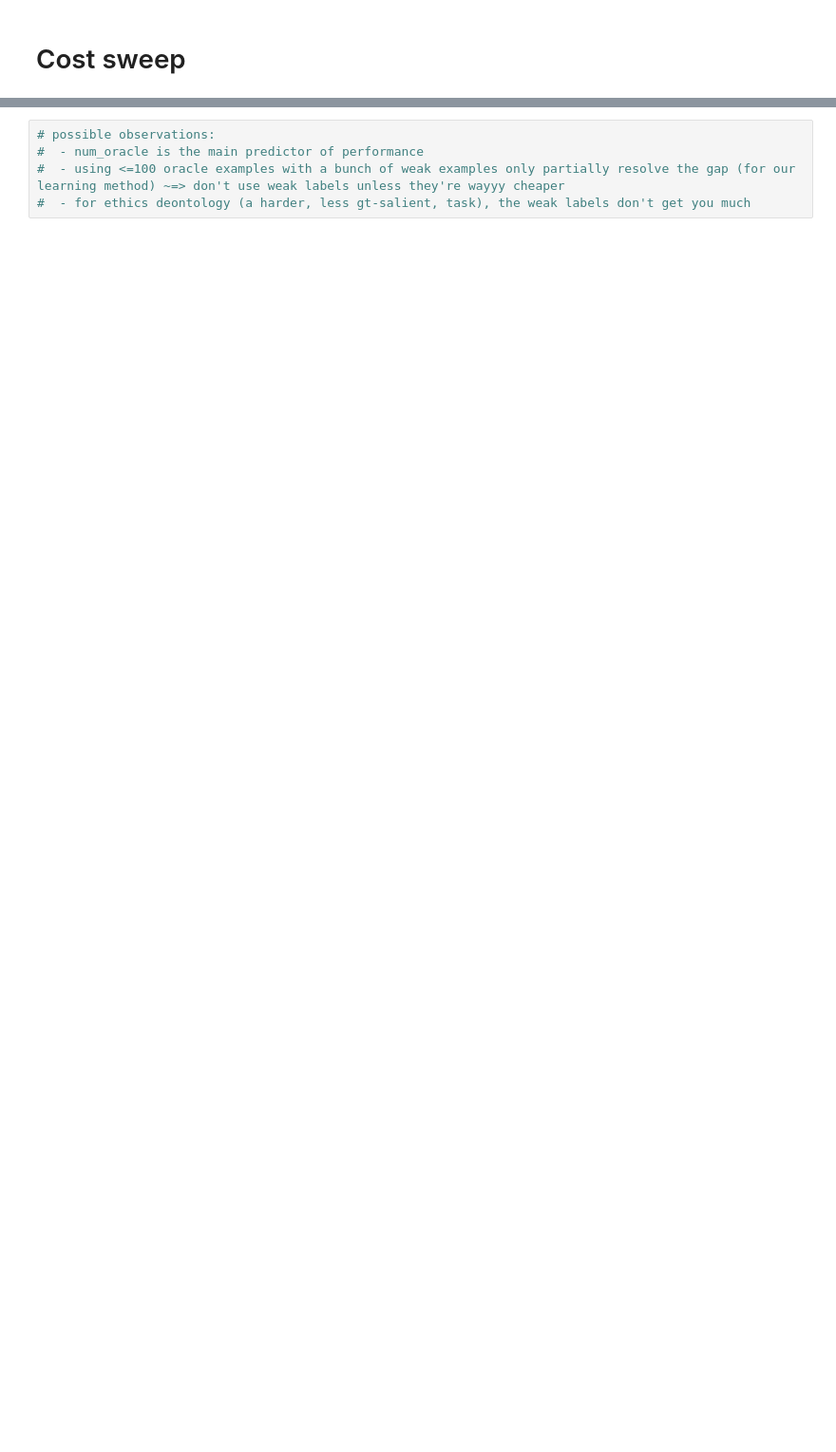
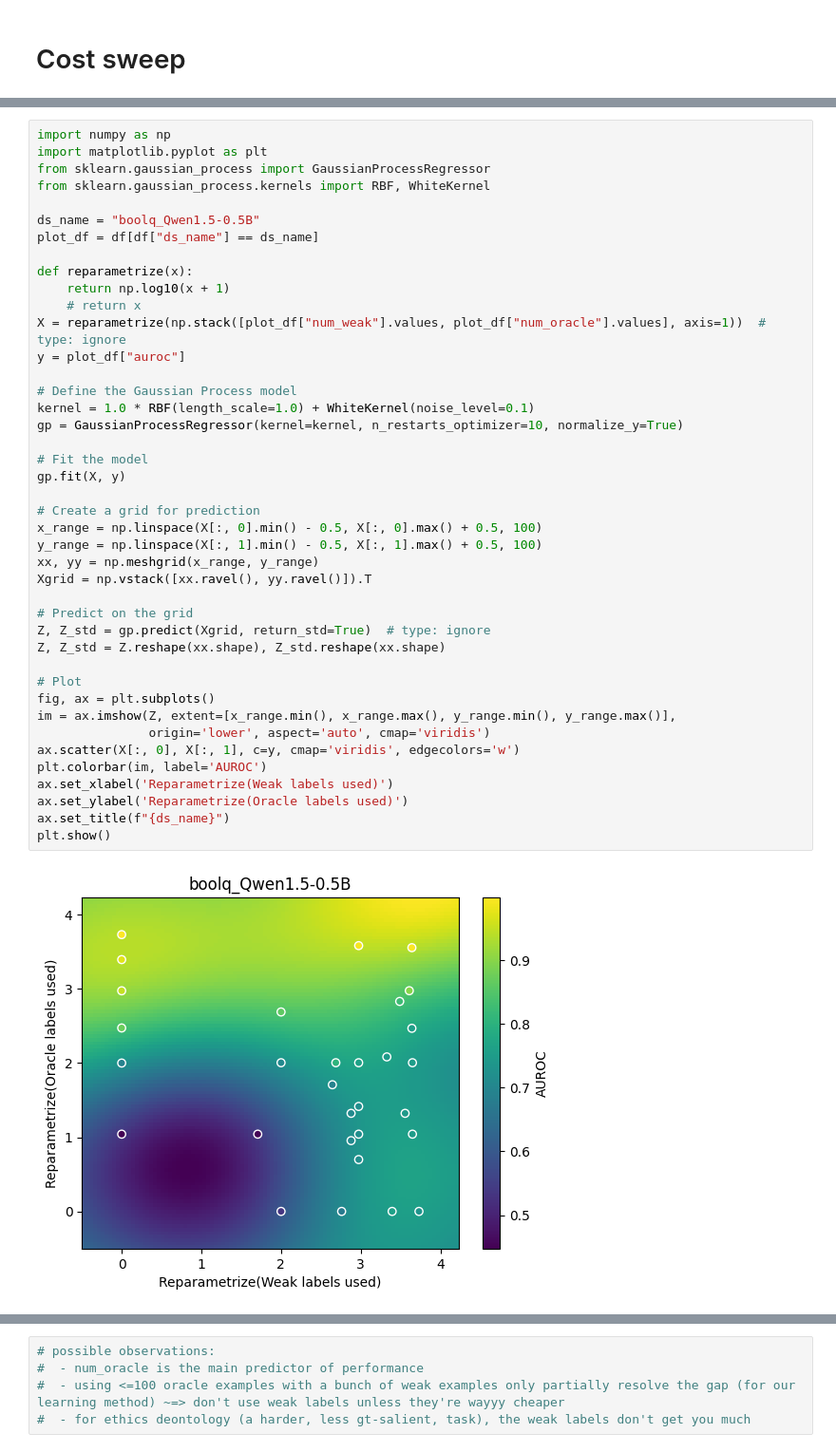
Before and after one commit to EleutherAI/scalable-elicitation, a Jupyter notebook: analysis.ipynb, the cells around one changed output, grey strips where cells are left out. Shown at 95% size. Cells and saved outputs as stored; diff of their text form; blank space fills up the shorter version.

```diff
--- a/analysis.ipynb
+++ b/analysis.ipynb
@@ -513,0 +475,44 @@ f_df = pd.DataFrame(results)
+# %%
+import numpy as np
+import matplotlib.pyplot as plt
+from sklearn.gaussian_process import GaussianProcessRegressor
+from sklearn.gaussian_process.kernels import RBF, WhiteKernel
+
+ds_name = "boolq_Qwen1.5-0.5B"
+plot_df = df[df["ds_name"] == ds_name]
+
+def reparametrize(x):
+    return np.log10(x + 1)
+    # return x
+X = reparametrize(np.stack([plot_df["num_weak"].values, plot_df["num_oracle"].values], axis=1))  # type: ignore
+y = plot_df["auroc"]
+
+# Define the Gaussian Process model
+kernel = 1.0 * RBF(length_scale=1.0) + WhiteKernel(noise_level=0.1)
+gp = GaussianProcessRegressor(kernel=kernel, n_restarts_optimizer=10, normalize_y=True)
+
+# Fit the model
+gp.fit(X, y)
+
+# Create a grid for prediction
+x_range = np.linspace(X[:, 0].min() - 0.5, X[:, 0].max() + 0.5, 100)
+y_range = np.linspace(X[:, 1].min() - 0.5, X[:, 1].max() + 0.5, 100)
+xx, yy = np.meshgrid(x_range, y_range)
+Xgrid = np.vstack([xx.ravel(), yy.ravel()]).T
+
+# Predict on the grid
+Z, Z_std = gp.predict(Xgrid, return_std=True)  # type: ignore
+Z, Z_std = Z.reshape(xx.shape), Z_std.reshape(xx.shape)
+
+# Plot
+fig, ax = plt.subplots()
+im = ax.imshow(Z, extent=[x_range.min(), x_range.max(), y_range.min(), y_range.max()],
+               origin='lower', aspect='auto', cmap='viridis')
+ax.scatter(X[:, 0], X[:, 1], c=y, cmap='viridis', edgecolors='w')
+plt.colorbar(im, label='AUROC')
+ax.set_xlabel('Reparametrize(Weak labels used)')
+ax.set_ylabel('Reparametrize(Oracle labels used)')
+ax.set_title(f"{ds_name}")
+plt.show()
+# %% [output]
+[figure, added]
```
Also changed, not shown: parts of 27 cells of this notebook, 2 other files.
